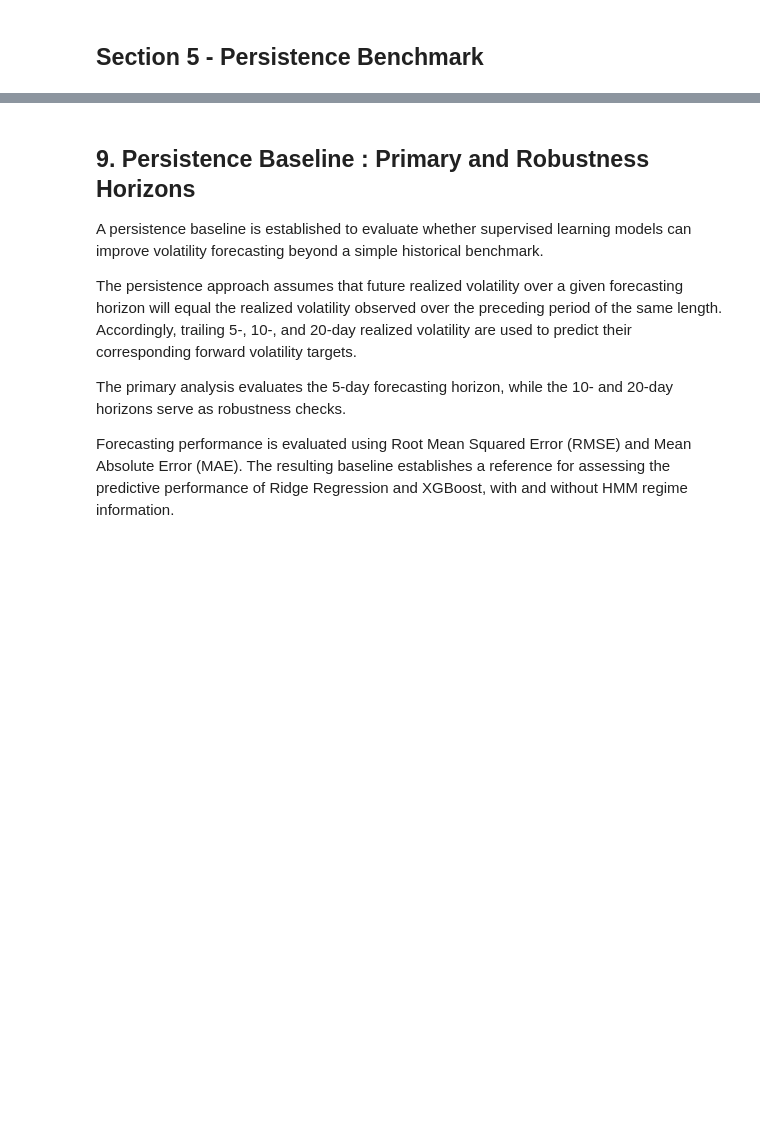
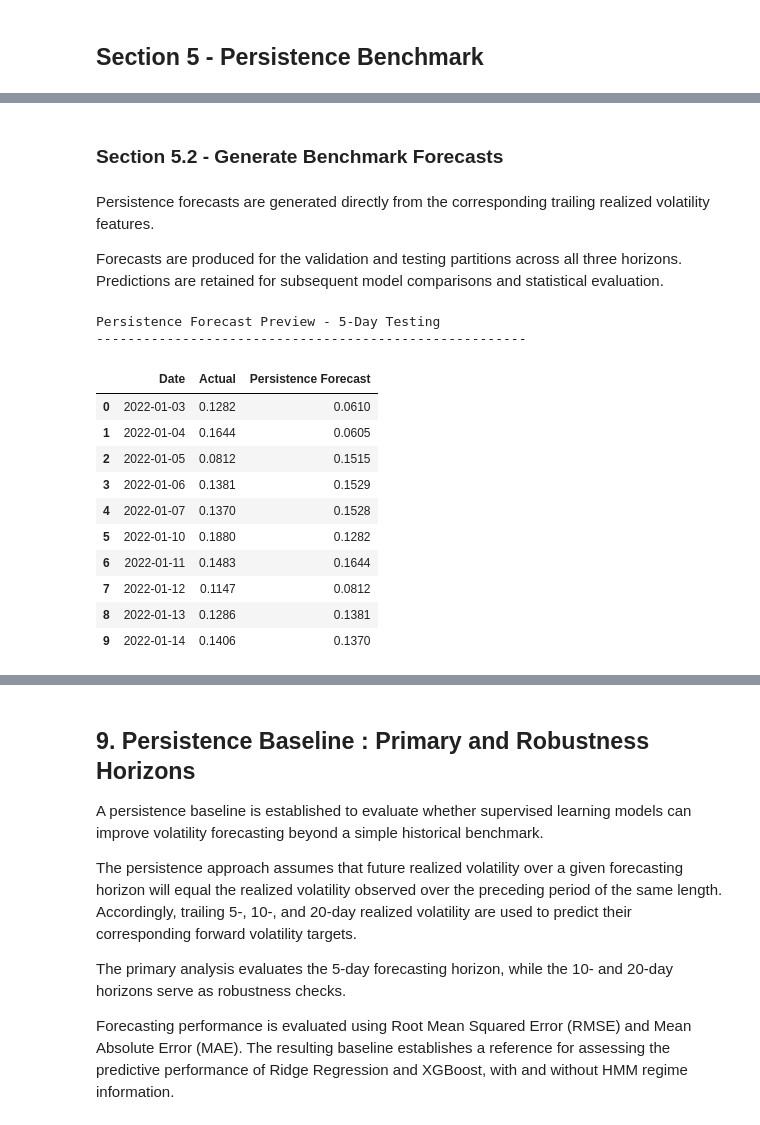
Before and after one commit to LR-Lemon/Milestone-II, a Jupyter notebook: notebooks/02_model_a_volatility_forecasting.ipynb, the cells around one changed output, grey strips where cells are left out. Saved outputs shown, nothing was run; the diff lists cells and outputs as text; code cells hidden in the pictures; blank space fills up the shorter version.

Commit message:
Completed Section 5 - Benchmark

```diff
--- a/notebooks/02_model_a_volatility_forecasting.ipynb
+++ b/notebooks/02_model_a_volatility_forecasting.ipynb
@@ -2174,0 +1871,61 @@ Consequently, the HMM estimation procedure does not introduce information from M
+# %% [markdown]
+### Section 5.2 - Generate Benchmark Forecasts
+# %% [markdown]
+Persistence forecasts are generated directly from the corresponding trailing realized volatility features.
+
+Forecasts are produced for the validation and testing partitions across all three horizons. Predictions are retained for subsequent model comparisons and statistical evaluation.
+# %%
+# --------------------------------------------------
+# 5.2 Generate Benchmark Forecasts
+# --------------------------------------------------
+
+# Store benchmark predictions by partition and horizon
+persistence_predictions = {}
+
+for partition_name, df in evaluation_partitions.items():
+
+    persistence_predictions[partition_name] = {}
+
+    for horizon, feature in persistence_features.items():
+
+        target = f"Forward_RV_{horizon}D"
+
+        # Actual future volatility
+        y_true = df[target].to_numpy()
+
+        # Persistence forecast
+        y_pred = df[feature].to_numpy()
+
+        persistence_predictions[partition_name][horizon] = {
+            "Date": df["Date"].to_numpy(),
+            "Actual": y_true,
+            "Predicted": y_pred
+        }
+
+# Preview five-day testing forecasts
+preview = persistence_predictions["Testing"][5]
+
+persistence_preview = pd.DataFrame({
+    "Date": preview["Date"],
+    "Actual": preview["Actual"],
+    "Persistence Forecast": preview["Predicted"]
+})
+
+print("Persistence Forecast Preview - 5-Day Testing")
+print("-" * 55)
+
+display(persistence_preview.head(10))
+# %% [output]
+Persistence Forecast Preview - 5-Day Testing
+-------------------------------------------------------
+|  | Date | Actual | Persistence Forecast |
+| 0 | 2022-01-03 | 0.1282 | 0.0610 |
+| 1 | 2022-01-04 | 0.1644 | 0.0605 |
+| 2 | 2022-01-05 | 0.0812 | 0.1515 |
+| 3 | 2022-01-06 | 0.1381 | 0.1529 |
+| 4 | 2022-01-07 | 0.1370 | 0.1528 |
+| 5 | 2022-01-10 | 0.1880 | 0.1282 |
+| 6 | 2022-01-11 | 0.1483 | 0.1644 |
+| 7 | 2022-01-12 | 0.1147 | 0.0812 |
+| 8 | 2022-01-13 | 0.1286 | 0.1381 |
+| 9 | 2022-01-14 | 0.1406 | 0.1370 |
```
Also changed, not shown: parts of 28 cells of this notebook.
